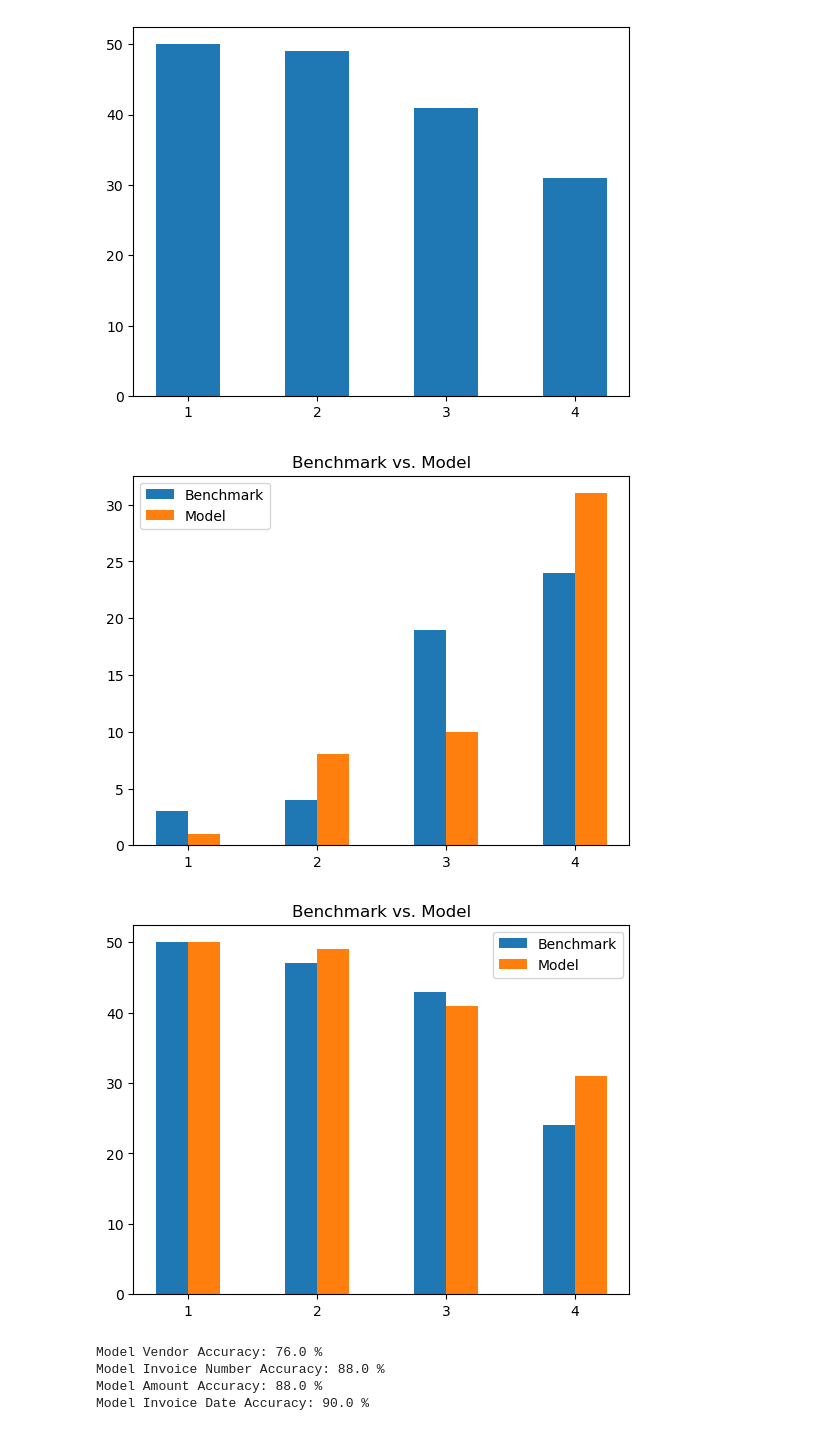
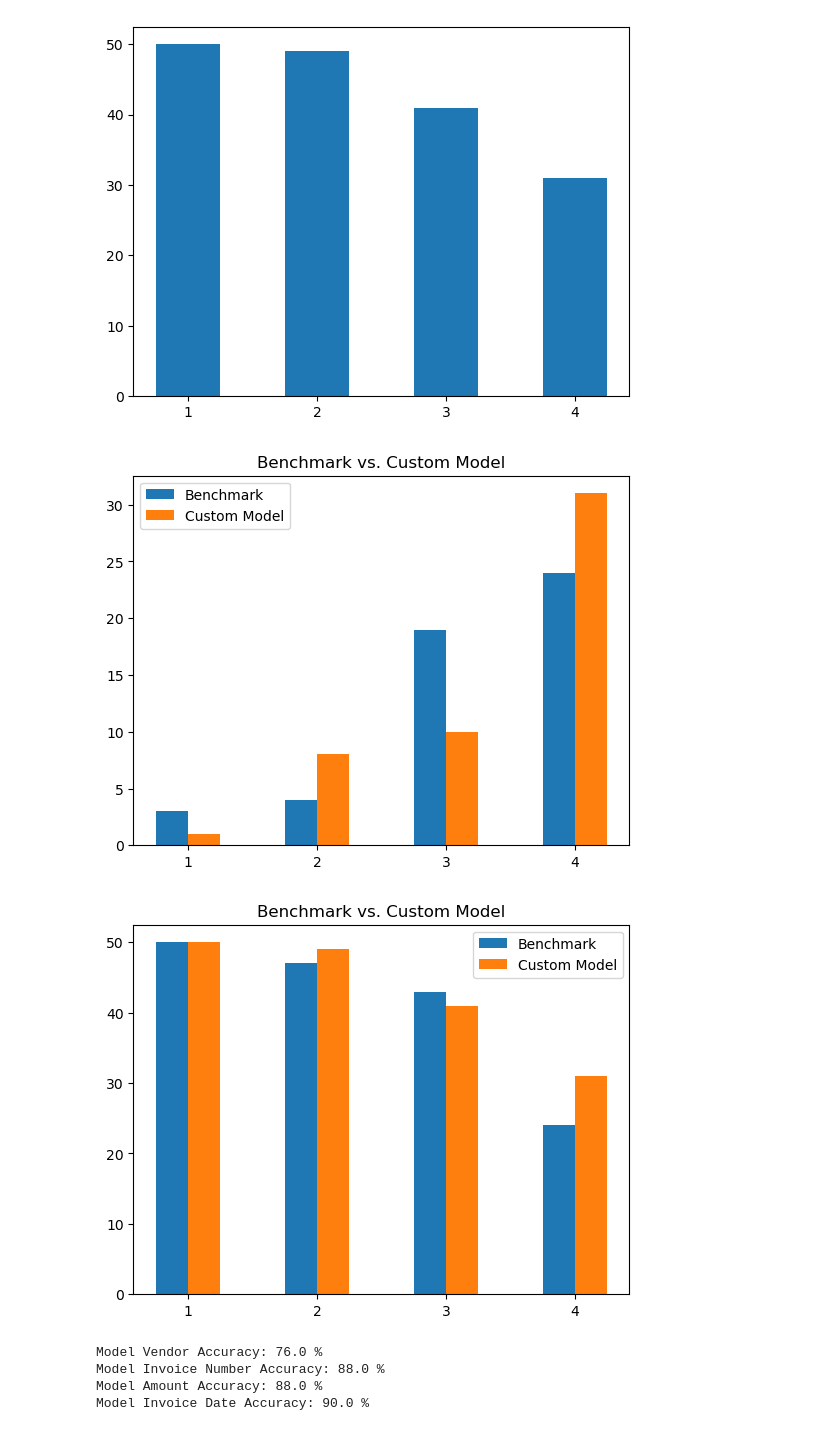
Before and after one commit to Paul01001000/HFU-Bachelor-Thesis, a Jupyter notebook: Data_Analysis.ipynb, the cells around one changed output. Cells and saved outputs as stored; diff of their text form; code cells hidden in the pictures.

```diff
--- a/Data_Analysis.ipynb
+++ b/Data_Analysis.ipynb
@@ -427,10 +427,10 @@ plt.hist(test_results.Quota,bins=[1,2,3,4,5],align="left",rwidth=0.5,cumulative=
  <BarContainer object of 4 artists>)
 [figure]
 # %%
-plt.title("Benchmark vs. Model")
+plt.title("Benchmark vs. Custom Model")
 plt.xticks(range(1,5))
 plt.hist([benchmark.Quota,test_results.Quota],bins=[1,2,3,4,5],align="left",rwidth=0.5)
-plt.legend(["Benchmark","Model"])
+plt.legend(["Benchmark","Custom Model"])
 plt.show()
 # %% [output]
-[figure, old version]
+[figure, new version]
@@ -437,8 +440,8 @@ plt.show()
 # %%
-plt.title("Benchmark vs. Model")
+plt.title("Benchmark vs. Custom Model")
 plt.xticks(range(1,5))
 plt.hist([benchmark.Quota,test_results.Quota],bins=[1,2,3,4,5],align="left",rwidth=0.5,cumulative=-1)
-plt.legend(["Benchmark","Model"])
+plt.legend(["Benchmark","Custom Model"])
 plt.show()
 # %% [output]
-[figure, old version]
+[figure, new version]
```
Also changed, not shown: parts of 3 cells of this notebook, 1 other file.
